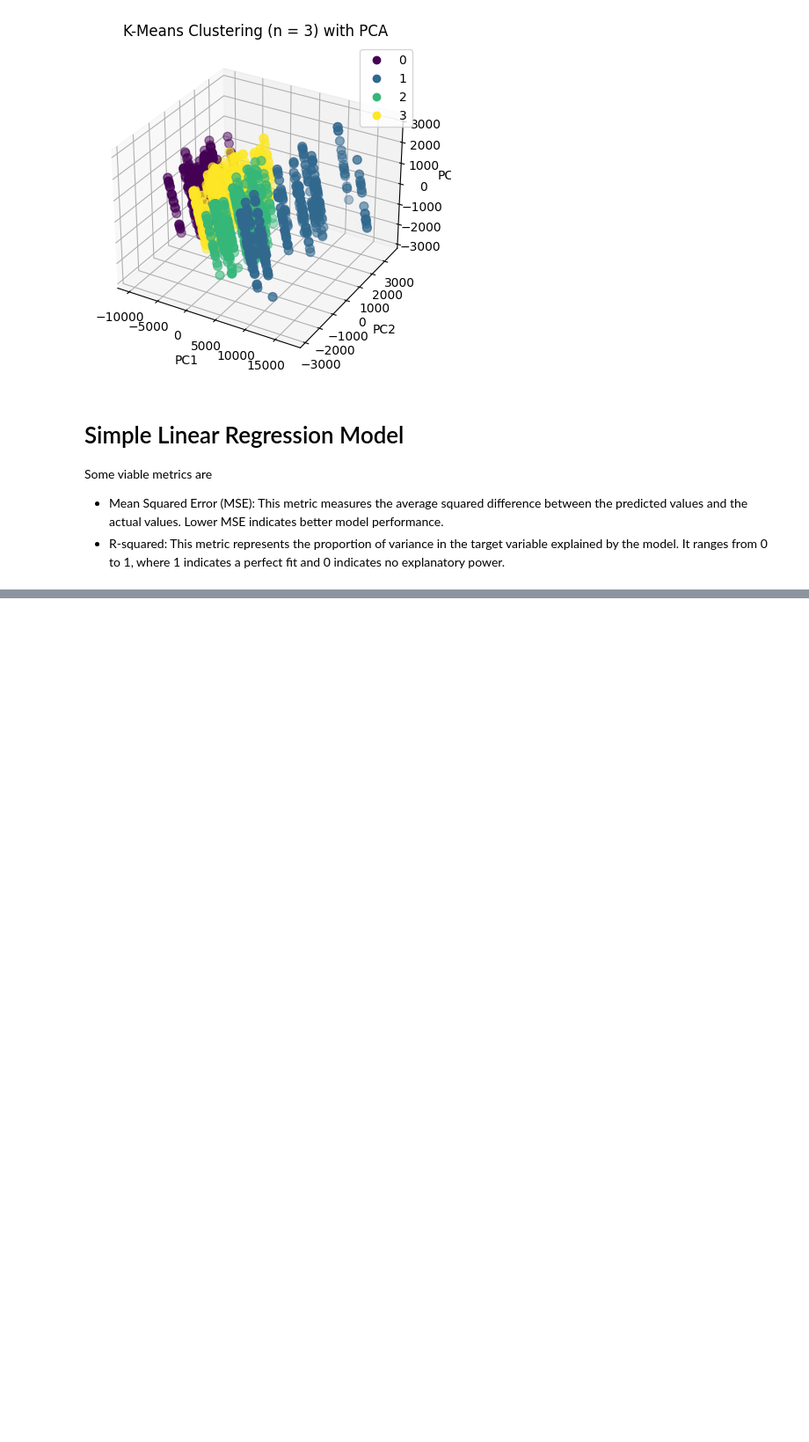
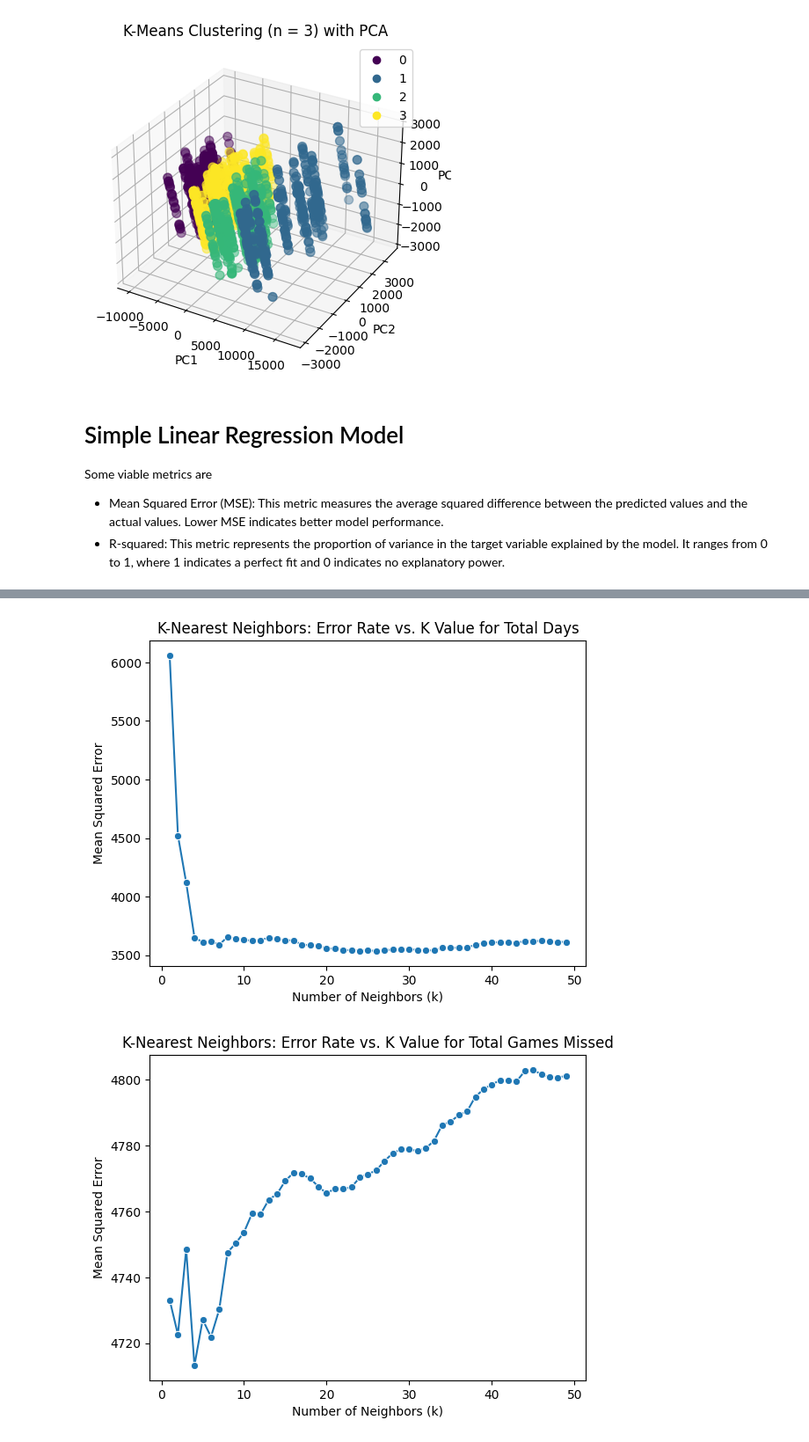
Before and after one commit to tsumian/MA4199-Injury-Prediction, a Jupyter notebook: ma4199-predictive-model.ipynb, the cells around one changed output, grey strips where cells are left out. Shown at 88% size. Drawn from its saved outputs; the diff is of its cells as text; code cells hidden in the pictures; blank space fills up the shorter version.

```diff
--- a/ma4199-predictive-model.ipynb
+++ b/ma4199-predictive-model.ipynb
@@ -293,0 +440,6 @@ R-squared for  Injury Rate : 0.6718454171727665
+# %%
+for target in targets:
+    get_knn_error_rates(outfield_pca3_X_train, outfield_y_train, outfield_pca3_X_test, outfield_y_test, target)
+# %% [output]
+[figure, added]
+[figure, added]
```
Also changed, not shown: parts of 12 cells of this notebook.
